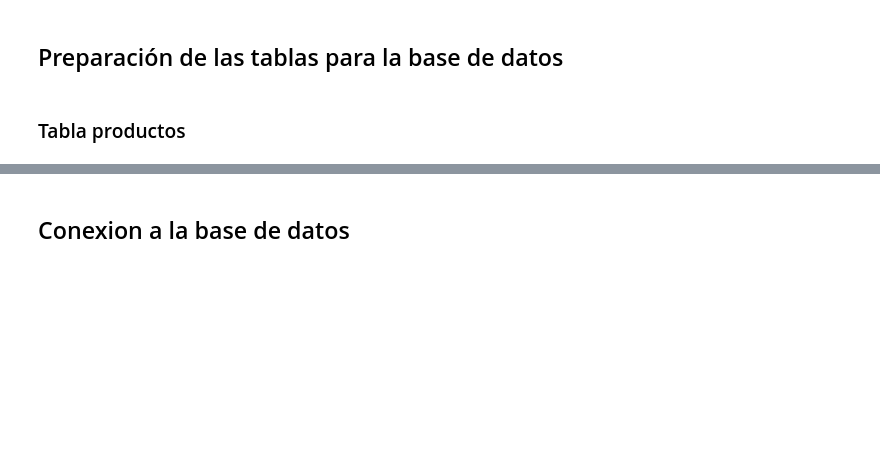
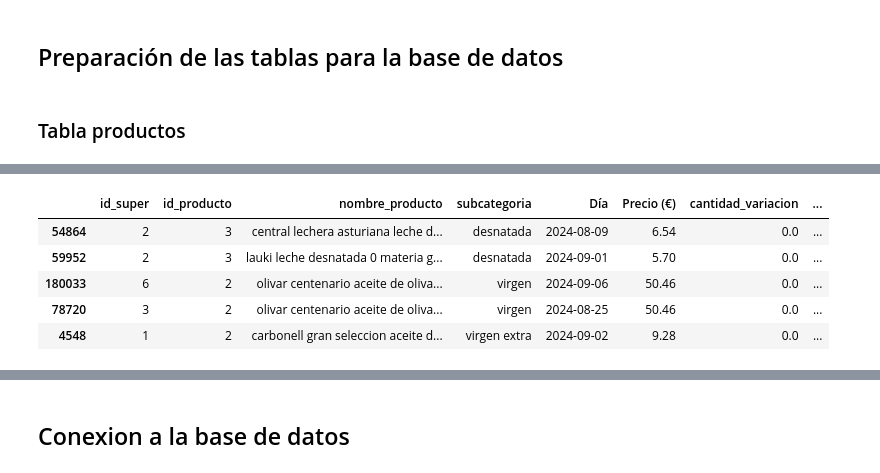
Before and after one commit to Rcm89/Proyecto4-AnalisisFacua, a Jupyter notebook: notebooks/2-creacion-base-de-datos.ipynb, the cells around one changed output, grey strips where cells are left out. Cells and saved outputs as stored; diff of their text form; code cells hidden in the pictures; blank space fills up the shorter version.

```diff
--- a/notebooks/2-creacion-base-de-datos.ipynb
+++ b/notebooks/2-creacion-base-de-datos.ipynb
@@ -36,0 +88,3 @@ df_productos
+# %%
+df_superm = df_supermercados[['supermercado', 'id_super']].drop_duplicates().reset_index(drop=True)
+df_supermercados.drop(columns=['supermercado'], inplace=True)
@@ -36,0 +101,10 @@ df_productos
+# %%
+df_historico = df_supermercados.reindex(columns=['id_super', 'id_producto', 'nombre_producto', 'subcategoria', 'Día', 'Precio (€)', 'cantidad_variacion', 'porcentaje_variacion'])
+df_historico.sample(5)
+# %% [output]
+|  | id_super | id_producto | nombre_producto | subcategoria | Día | Precio (€) | cantidad_variacion | ... |
+| 54864 | 2 | 3 | central lechera asturiana leche d... | desnatada | 2024-08-09 | 6.54 | 0.0 | ... |
+| 59952 | 2 | 3 | lauki leche desnatada 0 materia g... | desnatada | 2024-09-01 | 5.70 | 0.0 | ... |
+| 180033 | 6 | 2 | olivar centenario aceite de oliva... | virgen | 2024-09-06 | 50.46 | 0.0 | ... |
+| 78720 | 3 | 2 | olivar centenario aceite de oliva... | virgen | 2024-08-25 | 50.46 | 0.0 | ... |
+| 4548 | 1 | 2 | carbonell gran seleccion aceite d... | virgen extra | 2024-09-02 | 9.28 | 0.0 | ... |
```
Also changed, not shown: parts of 28 cells of this notebook, 11 other files.
